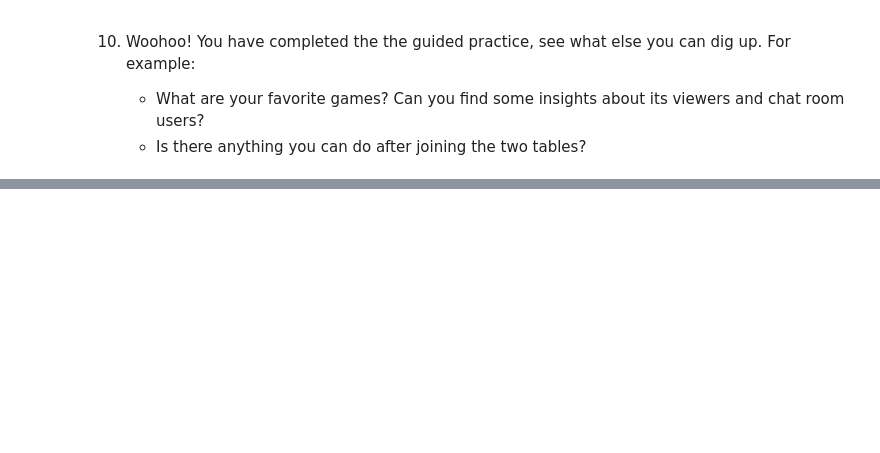
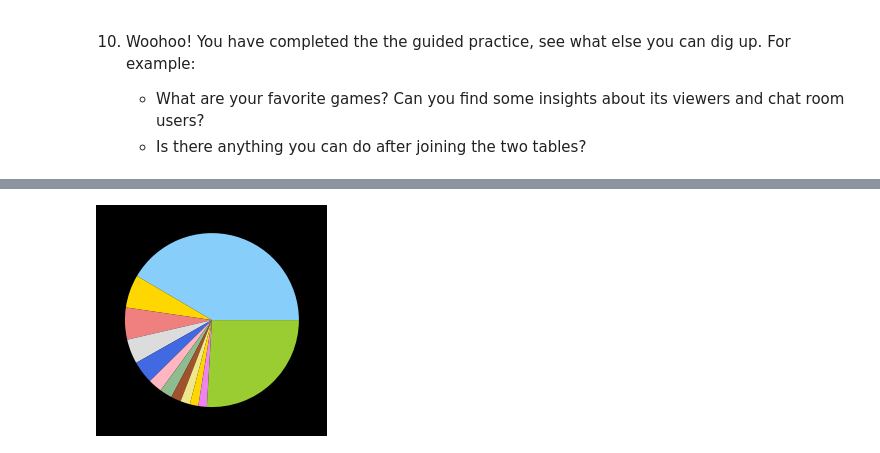
Before and after one commit to Klaynie/Learning-Python, a Jupyter notebook: Learning-Python/Codecademy/Twitch_Gaming_Data/twitch_gaming_data.ipynb, the cells around one changed output, grey strips where cells are left out. Saved outputs shown, nothing was run; the diff lists cells and outputs as text; code cells hidden in the pictures; blank space fills up the shorter version.

```diff
--- a/Learning-Python/Codecademy/Twitch_Gaming_Data/twitch_gaming_data.ipynb
+++ b/Learning-Python/Codecademy/Twitch_Gaming_Data/twitch_gaming_data.ipynb
@@ -366,0 +498,6 @@ merged_table.head()
+# %%
+colors = ['lightskyblue', 'gold', 'lightcoral', 'gainsboro', 'royalblue', 'lightpink', 'darkseagreen', 'sienna', 'khaki', 'gold', 'violet', 'yellowgreen']
+plt.pie(countries, colors=colors)
+plt.show()
+# %% [output]
+[figure, added]
```
Also changed, not shown: parts of 19 cells of this notebook.
